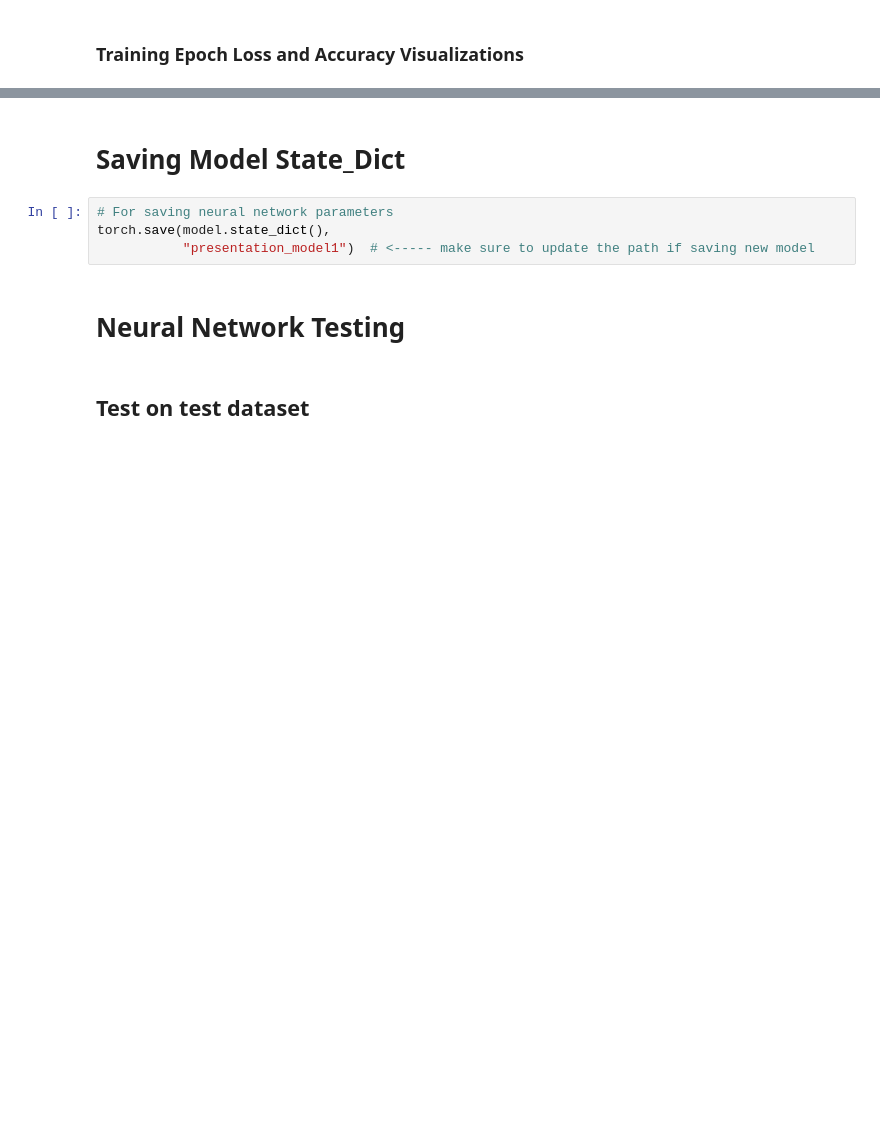
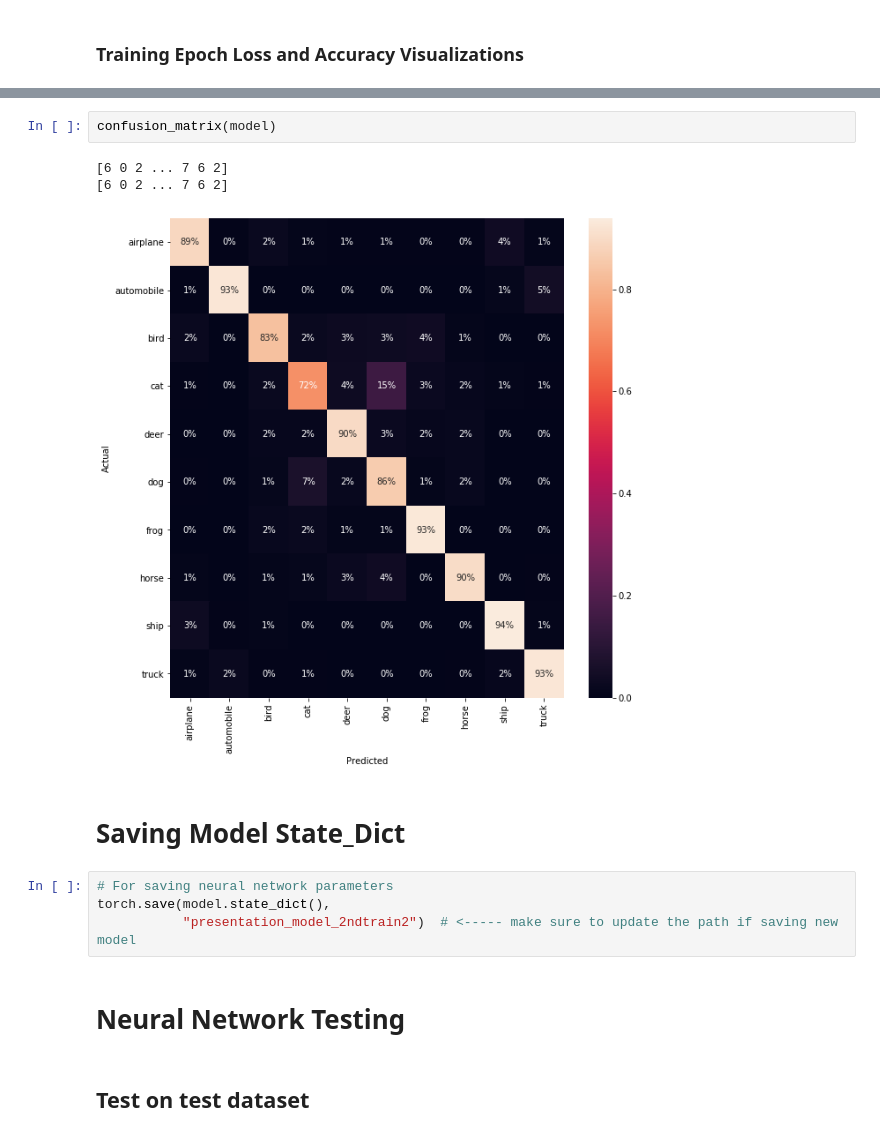
Before and after one commit to rydr0/CIFAR10-Classification, a Jupyter notebook: Midterm Project (Version 5).ipynb, the cells around one changed output, grey strips where cells are left out. Saved outputs shown, nothing was run; the diff lists cells and outputs as text; blank space fills up the shorter version.

```diff
--- a/Midterm Project (Version 5).ipynb
+++ b/Midterm Project (Version 5).ipynb
@@ -717,9 +763,15 @@ plt.show()
+# %%
+confusion_matrix(model)
+# %% [output]
+[6 0 2 ... 7 6 2]
+[6 0 2 ... 7 6 2]
+[figure, added]
 # %% [markdown]
 # Saving Model State_Dict
 # %%
 # For saving neural network parameters
 torch.save(model.state_dict(),
-           "presentation_model1")  # <----- make sure to update the path if saving new model
+           "presentation_model_2ndtrain2")  # <----- make sure to update the path if saving new model
 # %% [markdown]
 # Neural Network Testing
 # %% [markdown]
```
Also changed, not shown: parts of 9 cells of this notebook, 16 other files.
